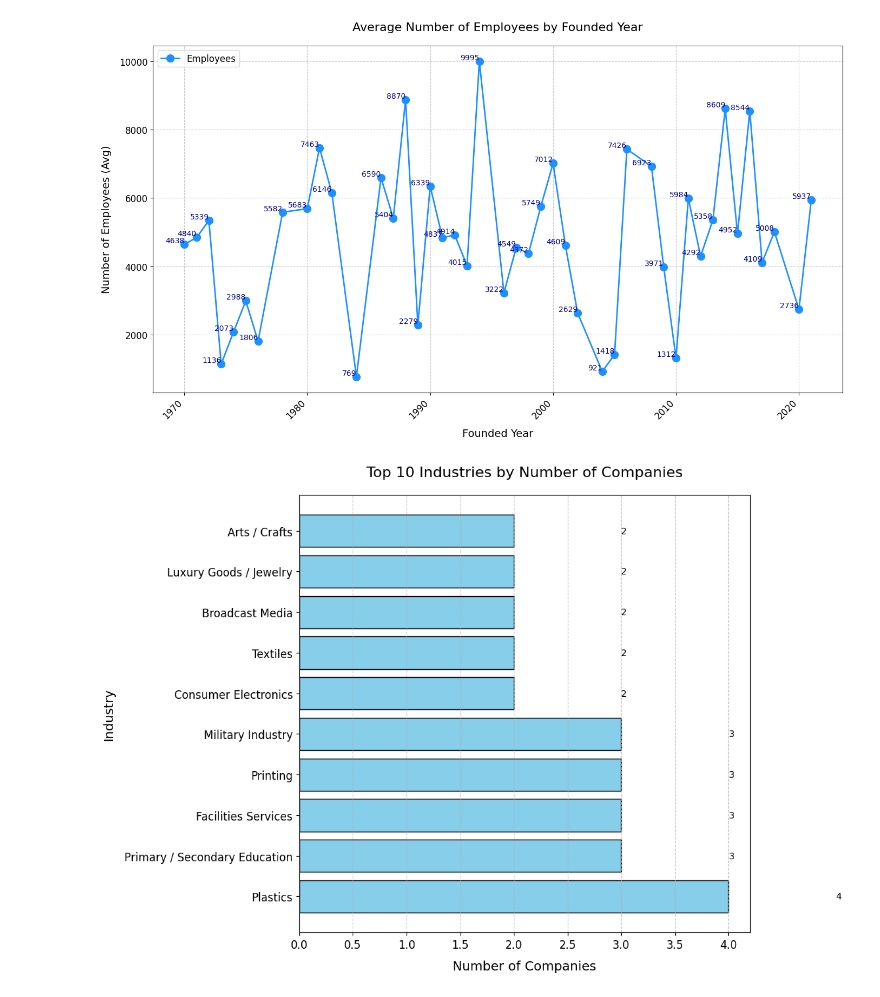
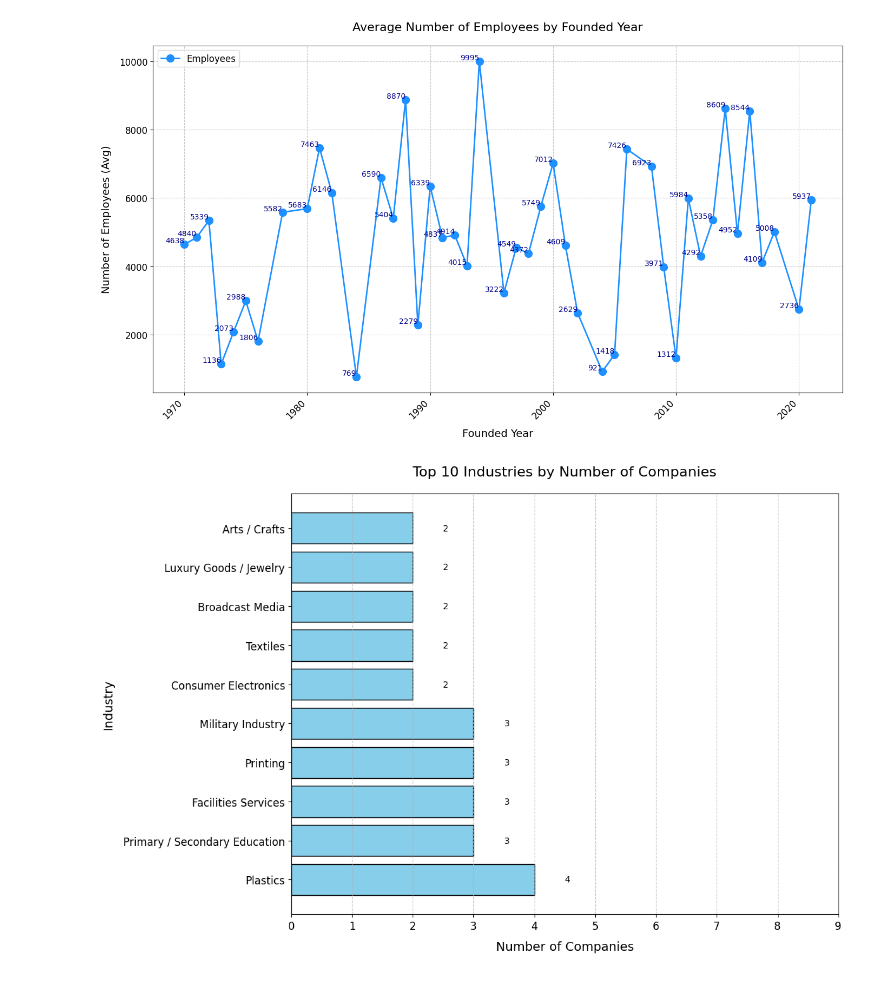
Before and after one commit to Anna-Tereshchuk/Data-Engineering-Notebooks, a Jupyter notebook: Simple_visualization_for_data.ipynb, the cells around one changed output. Saved outputs shown, nothing was run; the diff lists cells and outputs as text; code cells hidden in the pictures.

```diff
--- a/Simple_visualization_for_data.ipynb
+++ b/Simple_visualization_for_data.ipynb
@@ -42,31 +42,34 @@ plt.show()
 # %%
 
 # Вибір топ-10 галузей для відображення
 top_industries = df['Industry'].value_counts().head(10)
 
 plt.figure(figsize=(12, 8))  # Збільшено розмір графіка
 bars = plt.barh(top_industries.index, top_industries.values, color='skyblue', edgecolor='black')
 
 # Додавання підписів до кожного стовпчика
 for bar in bars:
     width = bar.get_width()
-    plt.text(width + 1, bar.get_y() + bar.get_height() / 2, f'{int(width)}', va='center', fontsize=10, color='black')
+    plt.text(width + 0.5, bar.get_y() + bar.get_height() / 2, f'{int(width)}', va='center', fontsize=10, color='black')
 
 # Зміна підписів осей та назви графіка
 plt.xlabel('Number of Companies', fontsize=14, labelpad=10)
 plt.ylabel('Industry', fontsize=14, labelpad=10)
 plt.title('Top 10 Industries by Number of Companies', fontsize=16, pad=20)
 
 # Налаштування міток осей
 plt.xticks(fontsize=12)
 plt.yticks(fontsize=12)
 
 # Додавання сітки для покращення читабельності
 plt.grid(axis='x', linestyle='--', alpha=0.7)
 
+# Розширення меж осі X, щоб уникнути "вилазення" останнього показника
+plt.xlim(0, top_industries.max() + 5)  # Додано 5 одиниць простору
+
 # Забезпечення компактності графіка
 plt.tight_layout()
 
 plt.show()
 # %% [output]
-[figure, old version]
+[figure, new version]
```
